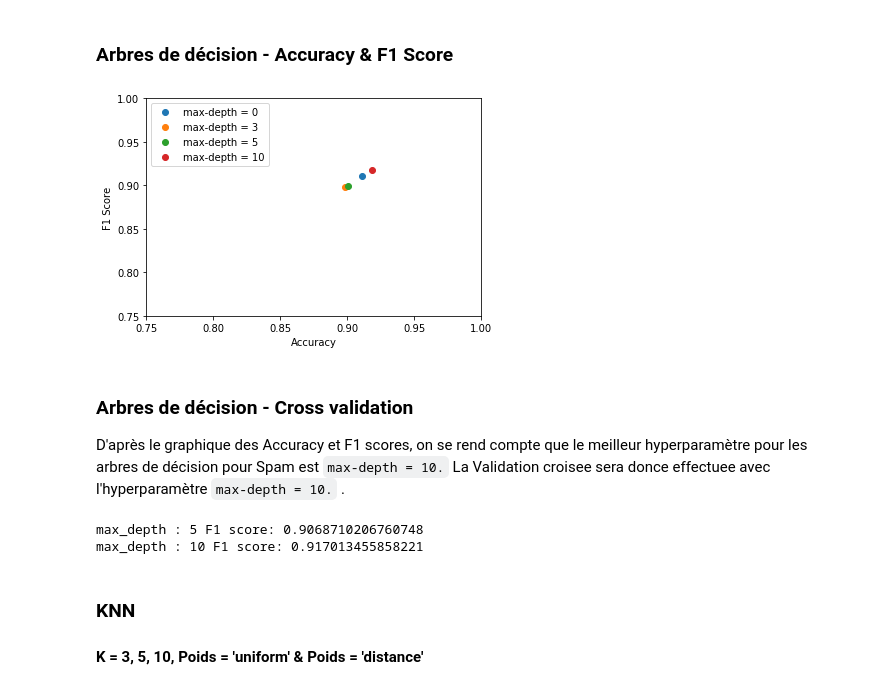
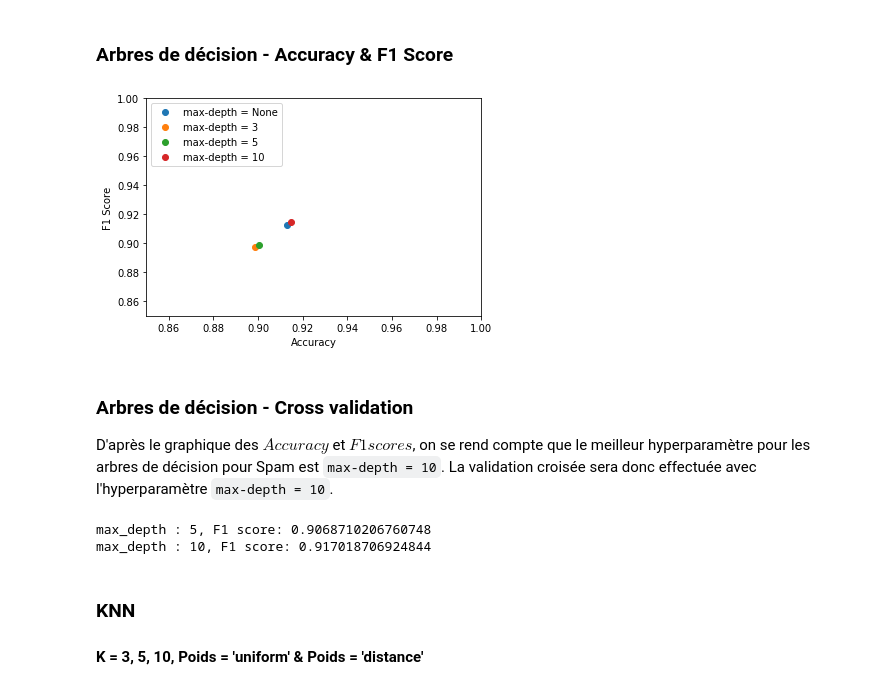
Before and after one commit to lodtan/gti770-tp2, a Jupyter notebook: GTI770-TP02.ipynb, the cells around one changed output. Cells and saved outputs as stored; diff of their text form; code cells hidden in the pictures.

```diff
--- a/GTI770-TP02.ipynb
+++ b/GTI770-TP02.ipynb
@@ -80,29 +80,29 @@ for depth in (None,3, 5, 10):
 # %% [markdown]
 ### Arbres de décision - Accuracy & F1 Score
 # %%
-for i, label in zip(range(0, 4), (0, 3, 5, 10)):
+for i, label in zip(range(0, 4), (None, 3, 5, 10)):
     plt.plot(accuracies[i], f1_scores[i], "o", label='max-depth = {}'.format(label))
 plt.xlabel("Accuracy")
 plt.ylabel("F1 Score")
 plt.legend(loc='upper left')
-plt.xlim([0.75, 1])
-plt.ylim([0.75, 1])
+plt.xlim([0.85, 1])
+plt.ylim([0.85, 1])
 plt.show()
 # %% [output]
-[figure, old version]
+[figure, new version]
 # %% [markdown]
 ### Arbres de décision - Cross validation
 
-D'après le graphique des Accuracy et F1 scores, on se rend compte que le meilleur hyperparamètre pour les arbres de décision pour Spam est `max-depth = 10.` La Validation croisee sera donce effectuee avec l'hyperparamètre `max-depth = 10.` .
+D'après le graphique des $Accuracy$ et $F1 scores$, on se rend compte que le meilleur hyperparamètre pour les arbres de décision pour Spam est `max-depth = 10`. La validation croisée sera donc effectuée avec l'hyperparamètre `max-depth = 10`.
 # %%
 K = 10
 for md in [5,10]:
     clf = tree.DecisionTreeClassifier(max_depth = md)
     scores = cross_val_score(clf, X_mail, Y_mail, cv= K)
-    print('max_depth : {0} F1 score: {1}'.format(md,sum(scores)/K))
+    print('max_depth : {0}, F1 score: {1}'.format(md,sum(scores)/K))
 # %% [output]
-max_depth : 5 F1 score: 0.9068710206760748
-max_depth : 10 F1 score: 0.917013455858221
+max_depth : 5, F1 score: 0.9068710206760748
+max_depth : 10, F1 score: 0.917018706924844
 # %% [markdown]
 ### KNN
 #### K = 3, 5, 10, Poids = 'uniform' & Poids = 'distance'
```
Also changed, not shown: parts of 40 cells of this notebook.
